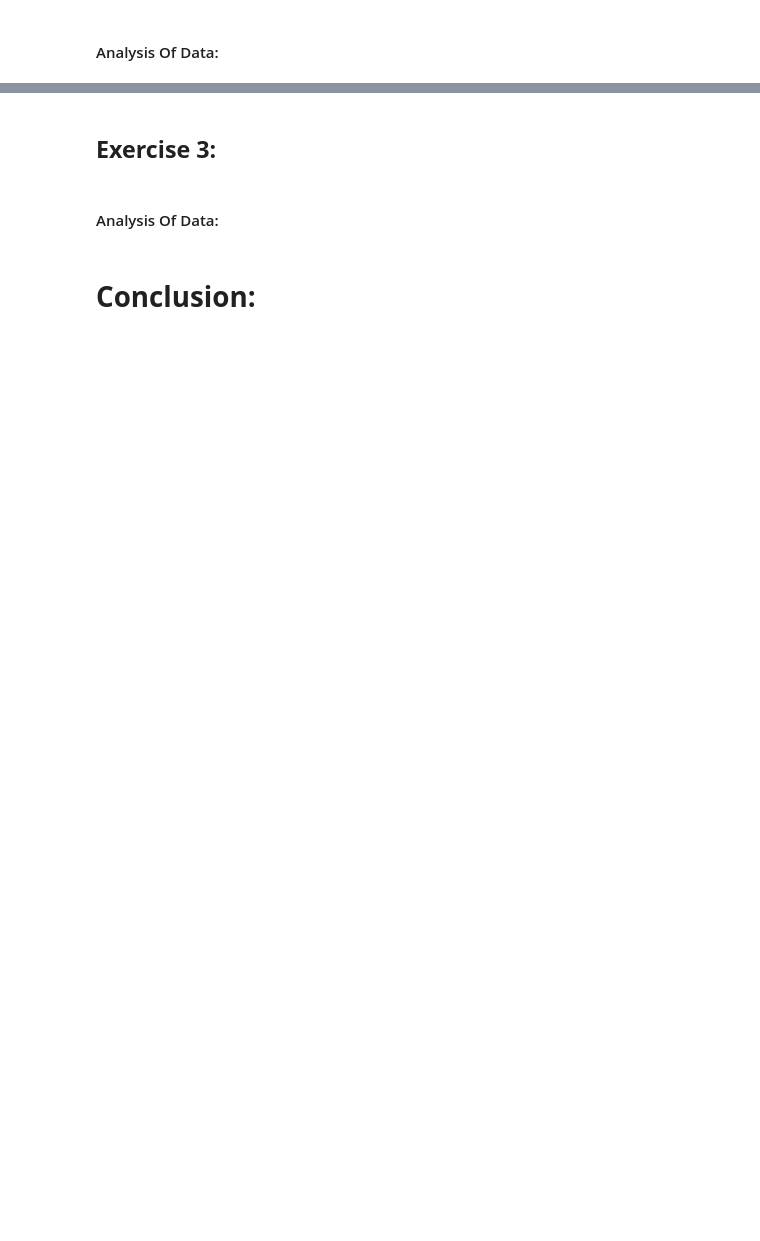
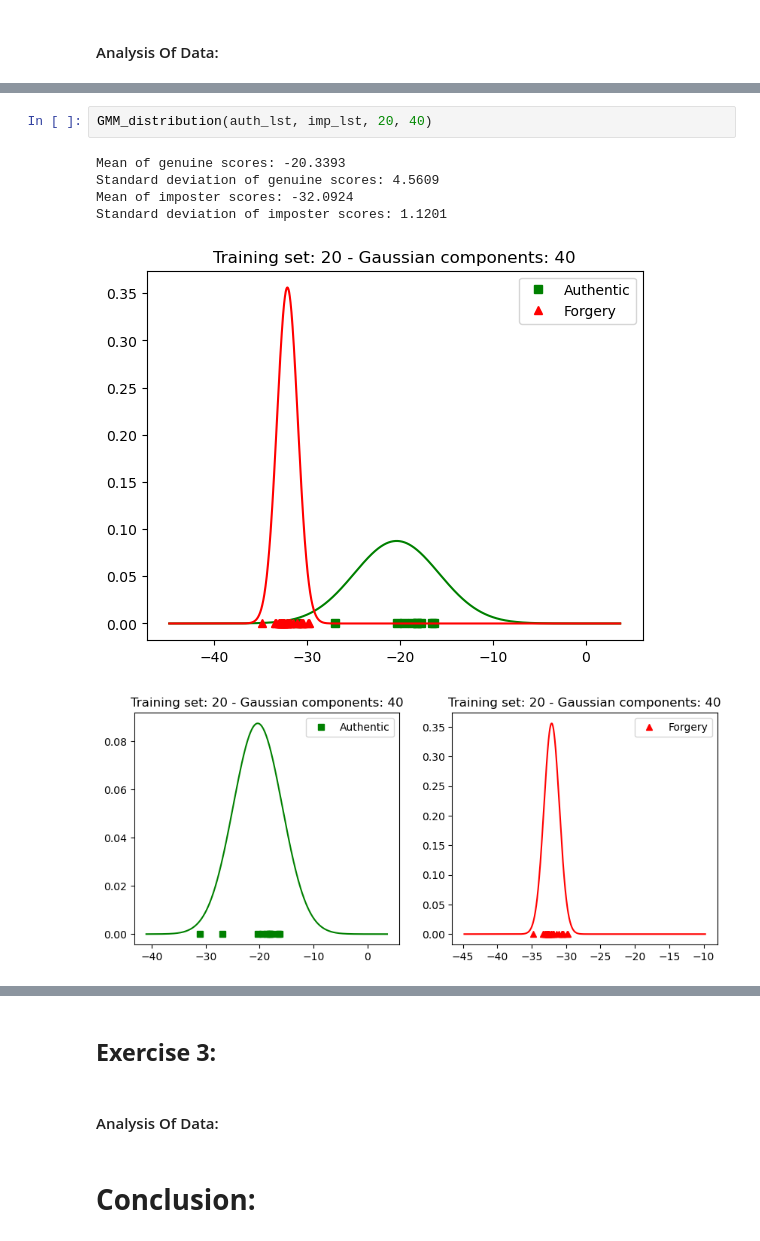
Before and after one commit to MushtabaA/ENCM509-Labs, a Jupyter notebook: Assignment 3/Lab03_Mushtaba_Al Yasseen_Usman_Khan_2024W.ipynb, the cells around one changed output, grey strips where cells are left out. Cells and saved outputs as stored; diff of their text form; blank space fills up the shorter version.

```diff
--- a/Assignment 3/Lab03_Mushtaba_Al Yasseen_Usman_Khan_2024W.ipynb
+++ b/Assignment 3/Lab03_Mushtaba_Al Yasseen_Usman_Khan_2024W.ipynb
@@ -238,0 +266,9 @@ Size of the "imp_lst" vector: 30
+# %%
+GMM_distribution(auth_lst, imp_lst, 20, 40)
+# %% [output]
+Mean of genuine scores: -20.3393
+Standard deviation of genuine scores: 4.5609
+Mean of imposter scores: -32.0924
+Standard deviation of imposter scores: 1.1201
+[figure, added]
+[figure, added]
```
Also changed, not shown: parts of 9 cells of this notebook, 1 other file.
